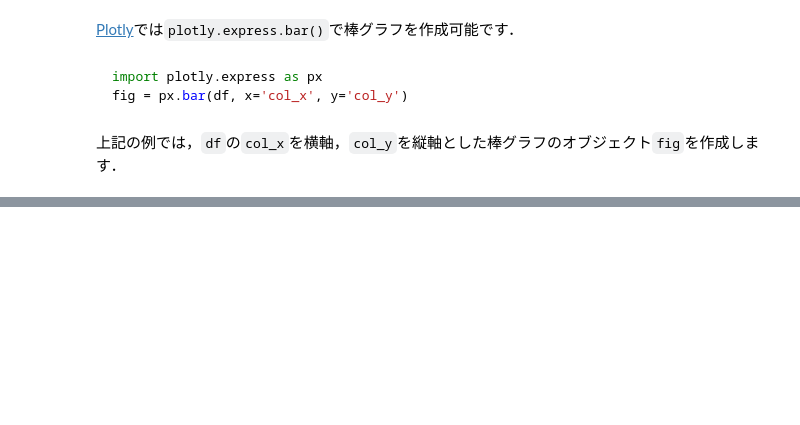
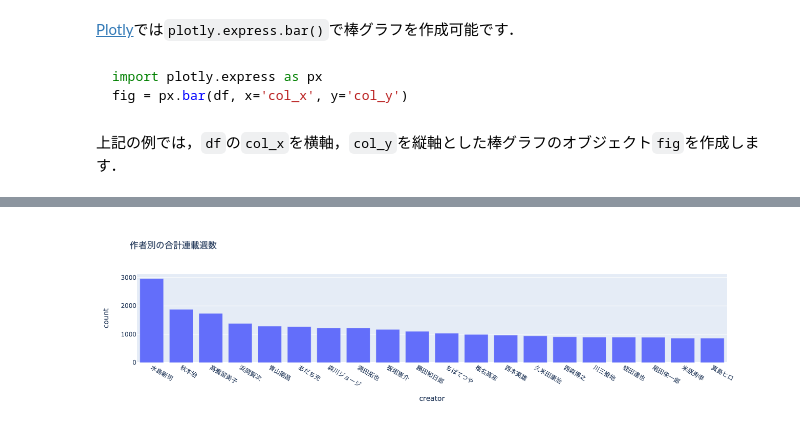
Before and after one commit to kakeami/viz-madb, a Jupyter notebook: _sources/charts4amounts/bars.ipynb, the cells around one changed output, grey strips where cells are left out. Drawn from its saved outputs; the diff is of its cells as text; code cells hidden in the pictures; blank space fills up the shorter version.

```diff
--- a/_sources/charts4amounts/bars.ipynb
+++ b/_sources/charts4amounts/bars.ipynb
@@ -22,0 +33,11 @@ fig = px.bar(df, x='col_x', y='col_y')
+# %%
+# 前処理の結果，以下に分析対象ファイルが格納されていることを想定
+PATH_DATA = '../../data/preprocess/out/magazines.csv'
+# Jupyter Book用のPlotlyのrenderer
+RENDERER = 'plotly_mimetype+notebook'
+# %%
+df = pd.read_csv(PATH_DATA)
+# %%
+def show_fig(fig):
+    """Jupyter Bookでも表示可能なようRendererを指定"""
+    fig.show(renderer=RENDERER)
@@ -22,0 +62,5 @@ fig = px.bar(df, x='col_x', y='col_y')
+# %%
+df_plot = df.value_counts('creator').reset_index(name='count').head(20)
+fig = px.bar(df_plot, x='creator', y='count', title='作者別の合計連載週数')
+show_fig(fig)
+# %% [output]
@@ -22,0 +68 @@ fig = px.bar(df, x='col_x', y='col_y')
+[figure, added]
```
Also changed, not shown: parts of 7 cells of this notebook, 2 other files.
